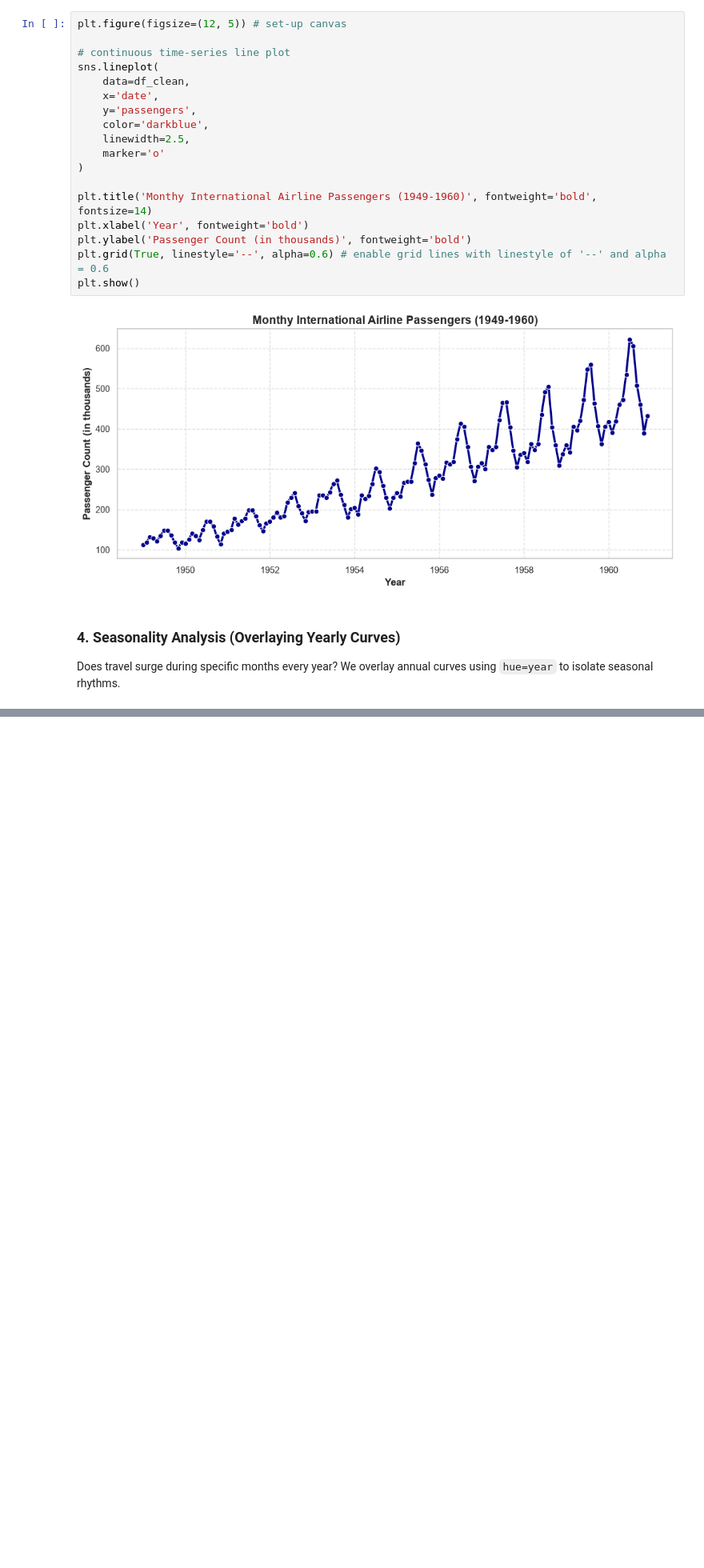
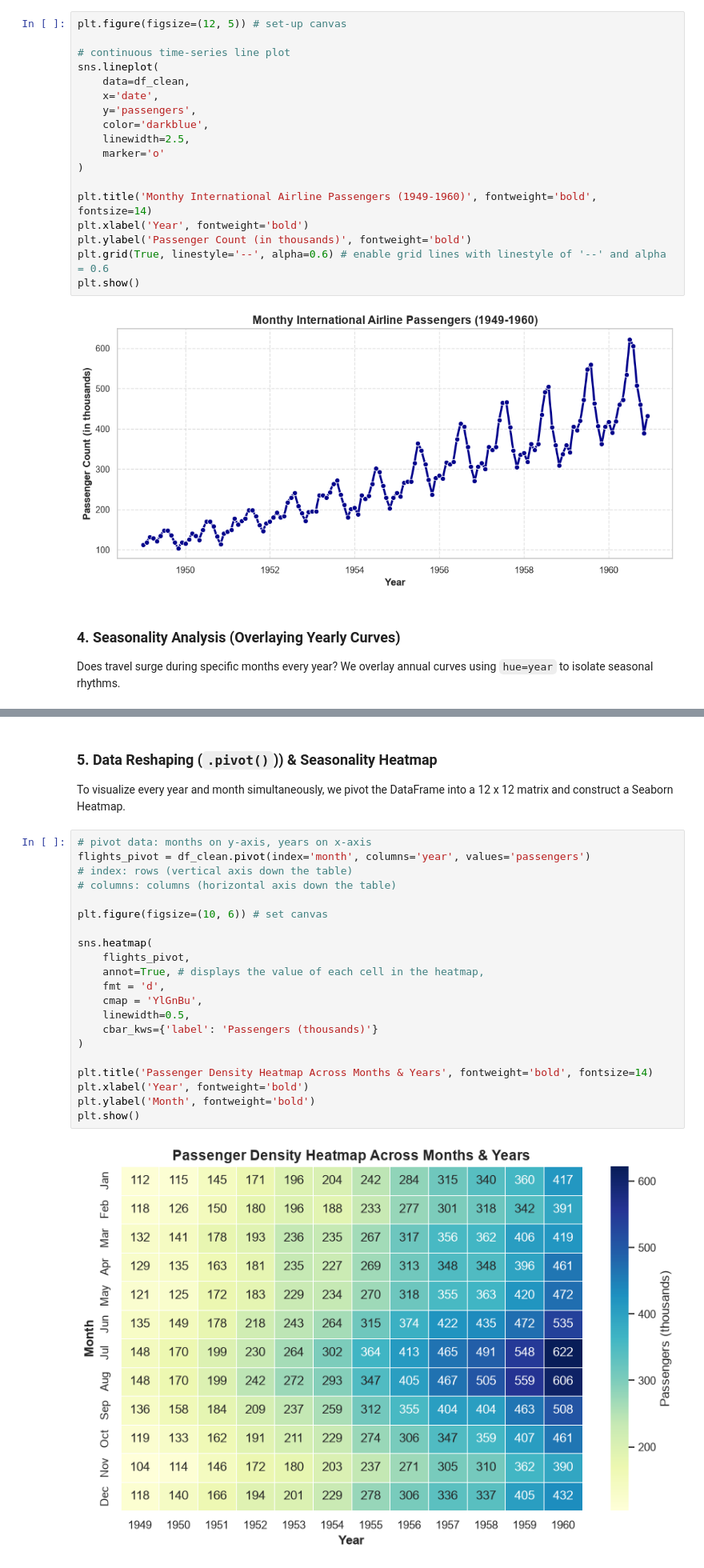
Before and after one commit to nzrnshannen/da-ds, a Jupyter notebook: python/data-analysis/time-series/flights.ipynb, the cells around one changed output, grey strips where cells are left out. Shown at 80% size. Saved outputs shown, nothing was run; the diff lists cells and outputs as text; blank space fills up the shorter version.

Commit message:
reshaped data

```diff
--- a/python/data-analysis/time-series/flights.ipynb
+++ b/python/data-analysis/time-series/flights.ipynb
@@ -141,0 +141,26 @@ NameError: name 'bold' is not defined
+# %% [markdown]
+### 5. Data Reshaping (`.pivot()`)) & Seasonality Heatmap
+To visualize every year and month simultaneously, we pivot the DataFrame into a 12 x 12 matrix and construct a Seaborn Heatmap.
+# %%
+# pivot data: months on y-axis, years on x-axis
+flights_pivot = df_clean.pivot(index='month', columns='year', values='passengers')
+# index: rows (vertical axis down the table)
+# columns: columns (horizontal axis down the table)
+
+plt.figure(figsize=(10, 6)) # set canvas
+
+sns.heatmap(
+    flights_pivot,
+    annot=True, # displays the value of each cell in the heatmap,
+    fmt = 'd',
+    cmap = 'YlGnBu',
+    linewidth=0.5,
+    cbar_kws={'label': 'Passengers (thousands)'}
+)
+
+plt.title('Passenger Density Heatmap Across Months & Years', fontweight='bold', fontsize=14)
+plt.xlabel('Year', fontweight='bold')
+plt.ylabel('Month', fontweight='bold')
+plt.show()
+# %% [output]
+[figure, added]
```
Also changed, not shown: parts of 1 cell of this notebook.
